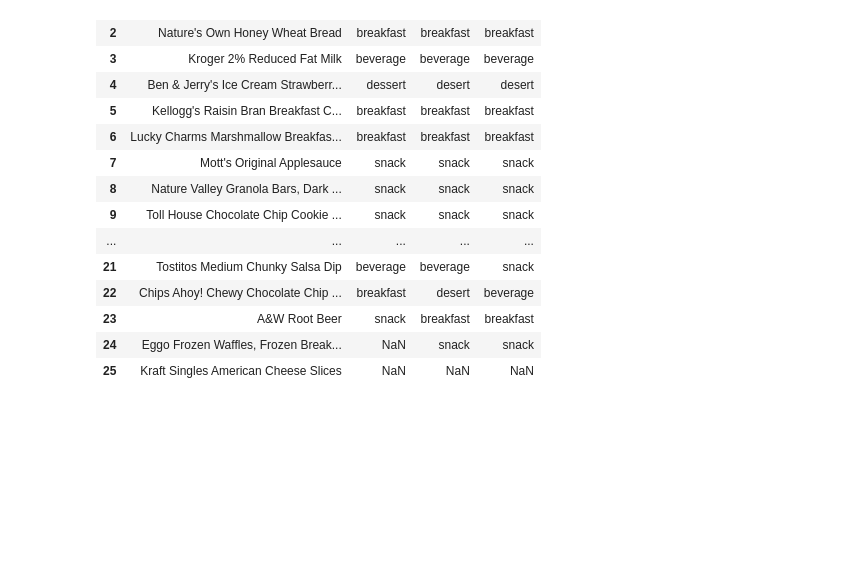
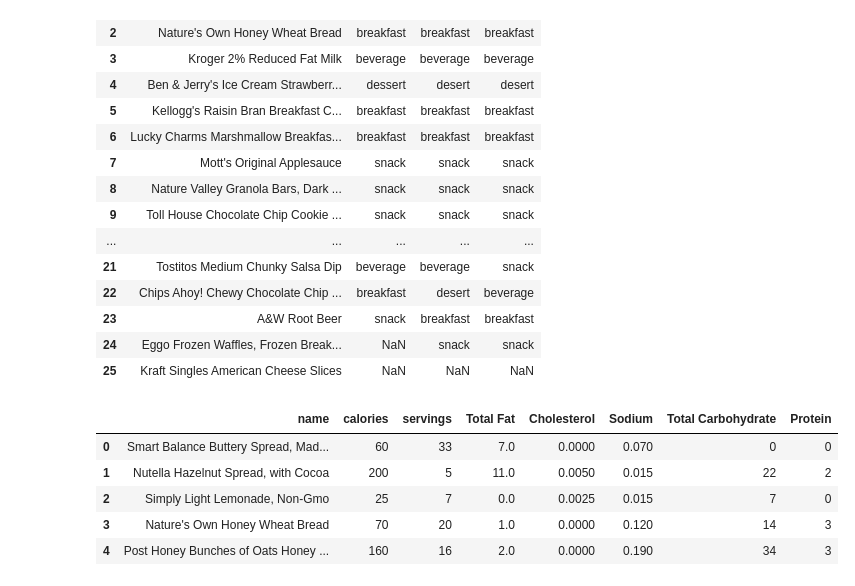
Before and after one commit to davidhaas6/meal-optimization, a Jupyter notebook: yeet.ipynb, the cells around one changed output. Saved outputs shown, nothing was run; the diff lists cells and outputs as text; code cells hidden in the pictures; blank space fills up the shorter version.

```diff
--- a/yeet.ipynb
+++ b/yeet.ipynb
@@ -57,3 +61,13 @@ d
 | 23 | A&W Root Beer | snack | breakfast | breakfast |
 | 24 | Eggo Frozen Waffles, Frozen Break... | NaN | snack | snack |
 | 25 | Kraft Singles American Cheese Slices | NaN | NaN | NaN |
+# %%
+foods = pd.read_csv('foods.csv',index_col=0).interpolate()
+foods.head()
+# %% [output]
+|  | name | calories | servings | Total Fat | Cholesterol | Sodium | Total Carbohydrate | Protein |
+| 0 | Smart Balance Buttery Spread, Mad... | 60 | 33 | 7.0 | 0.0000 | 0.070 | 0 | 0 |
+| 1 | Nutella Hazelnut Spread, with Cocoa | 200 | 5 | 11.0 | 0.0050 | 0.015 | 22 | 2 |
+| 2 | Simply Light Lemonade, Non-Gmo | 25 | 7 | 0.0 | 0.0025 | 0.015 | 7 | 0 |
+| 3 | Nature's Own Honey Wheat Bread | 70 | 20 | 1.0 | 0.0000 | 0.120 | 14 | 3 |
+| 4 | Post Honey Bunches of Oats Honey ... | 160 | 16 | 2.0 | 0.0000 | 0.190 | 34 | 3 |
```
Also changed, not shown: parts of 6 cells of this notebook, 3 other files.
